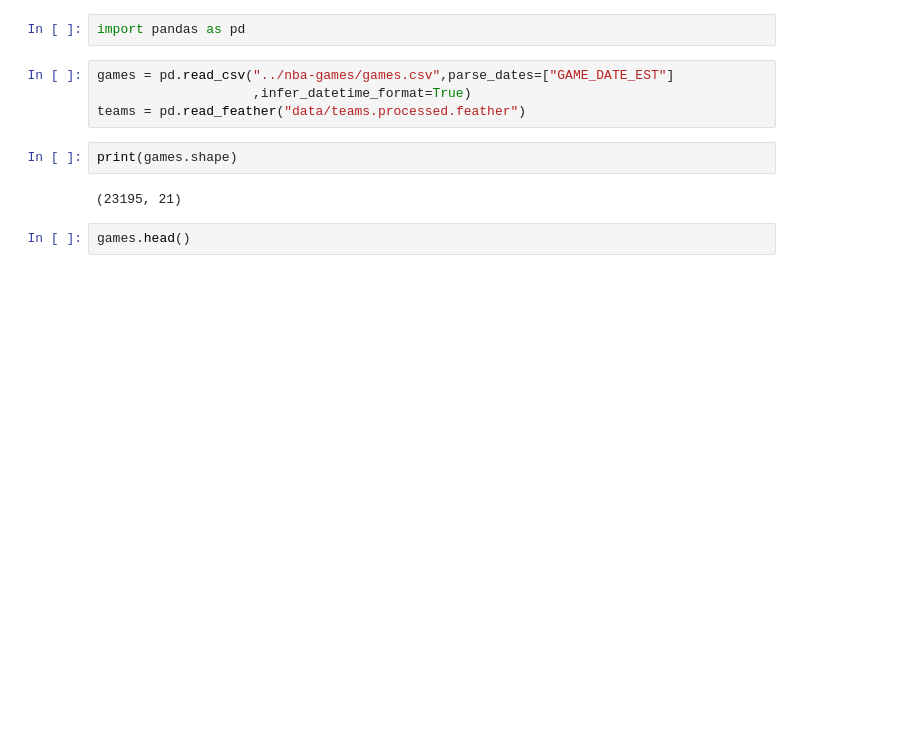
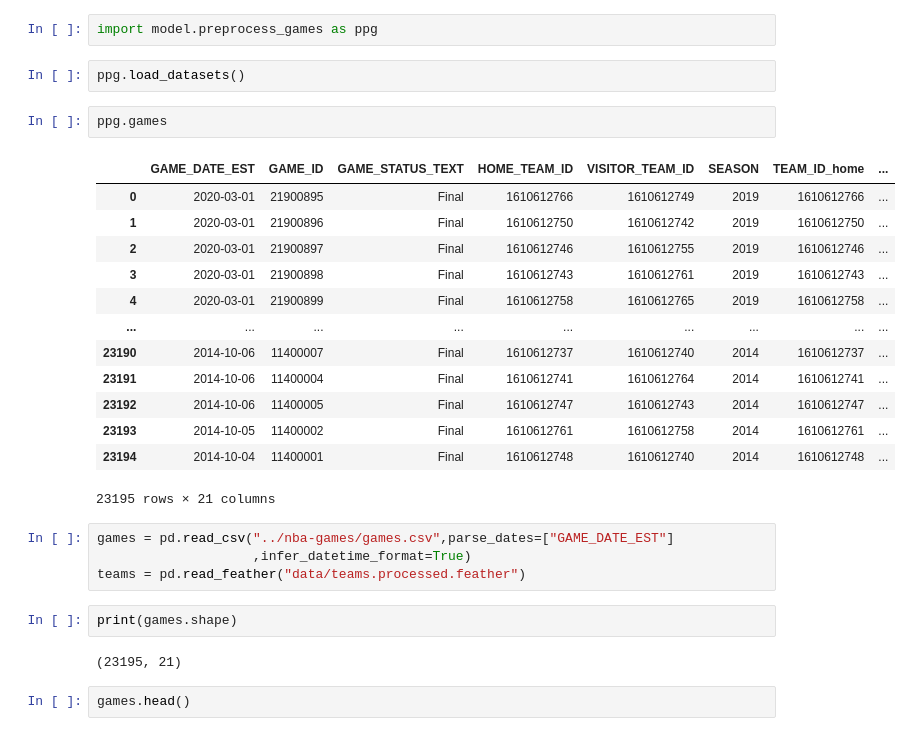
Before and after one commit to ncalderon/nba-predictor, a Jupyter notebook: nba-predictor.ipynb, the cells around one changed output. Drawn from its saved outputs; the diff is of its cells as text; blank space fills up the shorter version.

```diff
--- a/nba-predictor.ipynb
+++ b/nba-predictor.ipynb
@@ -1,5 +1,23 @@
-# %%
-import pandas as pd
+# %%
+import model.preprocess_games as ppg
+# %%
+ppg.load_datasets()
+# %%
+ppg.games
+# %% [output]
+|  | GAME_DATE_EST | GAME_ID | GAME_STATUS_TEXT | HOME_TEAM_ID | VISITOR_TEAM_ID | SEASON | TEAM_ID_home | ... |
+| 0 | 2020-03-01 | 21900895 | Final | 1610612766 | 1610612749 | 2019 | 1610612766 | ... |
+| 1 | 2020-03-01 | 21900896 | Final | 1610612750 | 1610612742 | 2019 | 1610612750 | ... |
+| 2 | 2020-03-01 | 21900897 | Final | 1610612746 | 1610612755 | 2019 | 1610612746 | ... |
+| 3 | 2020-03-01 | 21900898 | Final | 1610612743 | 1610612761 | 2019 | 1610612743 | ... |
+| 4 | 2020-03-01 | 21900899 | Final | 1610612758 | 1610612765 | 2019 | 1610612758 | ... |
+| ... | ... | ... | ... | ... | ... | ... | ... | ... |
+| 23190 | 2014-10-06 | 11400007 | Final | 1610612737 | 1610612740 | 2014 | 1610612737 | ... |
+| 23191 | 2014-10-06 | 11400004 | Final | 1610612741 | 1610612764 | 2014 | 1610612741 | ... |
+| 23192 | 2014-10-06 | 11400005 | Final | 1610612747 | 1610612743 | 2014 | 1610612747 | ... |
+| 23193 | 2014-10-05 | 11400002 | Final | 1610612761 | 1610612758 | 2014 | 1610612761 | ... |
+| 23194 | 2014-10-04 | 11400001 | Final | 1610612748 | 1610612740 | 2014 | 1610612748 | ... |
+23195 rows × 21 columns
 # %%
 games = pd.read_csv("../nba-games/games.csv",parse_dates=["GAME_DATE_EST"]
                     ,infer_datetime_format=True)
```
Also changed, not shown: parts of 3 cells of this notebook, 1 other file.
